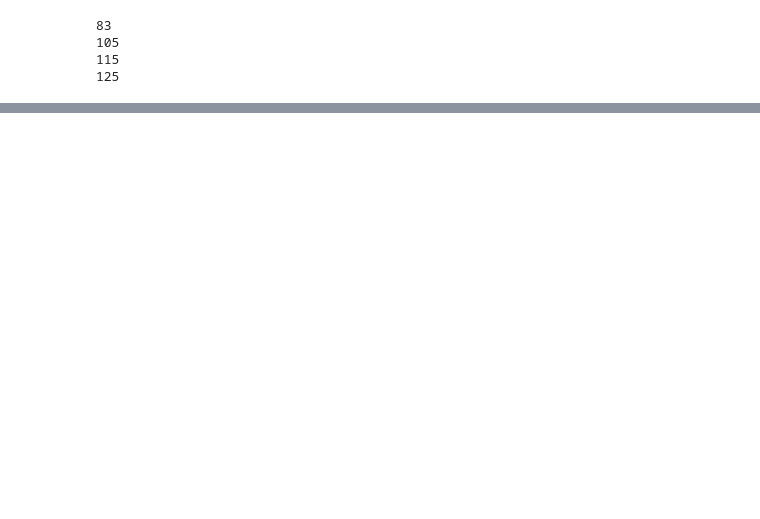
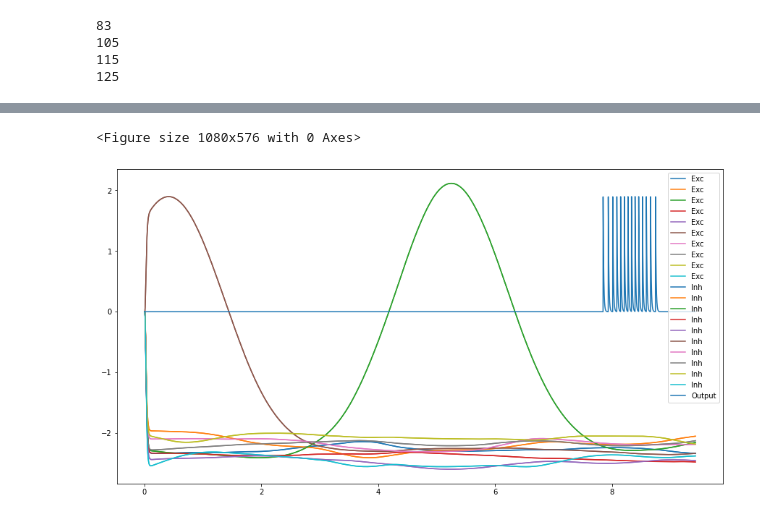
Before and after one commit to iraikov/nengo_maze_env, a Jupyter notebook: notebooks/Spatial Receptive Fields.ipynb, the cells around one changed output, grey strips where cells are left out. Cells and saved outputs as stored; diff of their text form; code cells hidden in the pictures; blank space fills up the shorter version.

```diff
--- a/notebooks/Spatial Receptive Fields.ipynb
+++ b/notebooks/Spatial Receptive Fields.ipynb
@@ -294 +356,12 @@ plt.plot(sim.trange(), sim.data[Output_v_probe], label='Output v')
+# %%
+plt.figure(figsize=(15,8))
+plt.figure(figsize=(15,8))
+plt.plot(sim.trange(), sim.data[Exc_probe][:,90:100], label='Exc')
+plt.plot(sim.trange(), sim.data[Exc_probe][:,90:100], label='Inh')
+
+plt.plot(sim.trange(), sim.data[Output_probe], label='Output')
+plt.legend();
+# %% [output]
+<Figure size 1080x576 with 0 Axes>
+[figure, added]
 # %%
```
Also changed, not shown: parts of 8 cells of this notebook.
